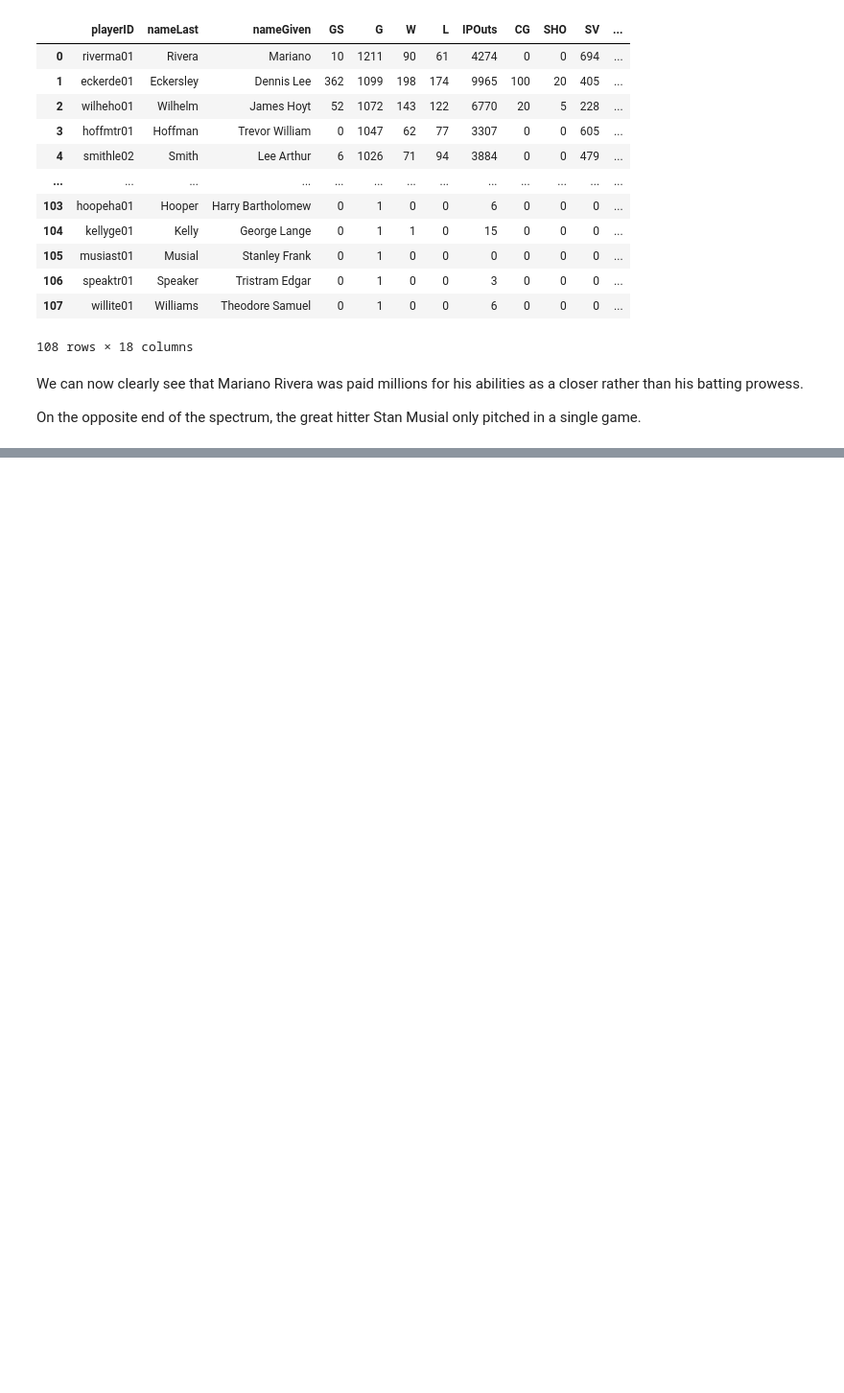
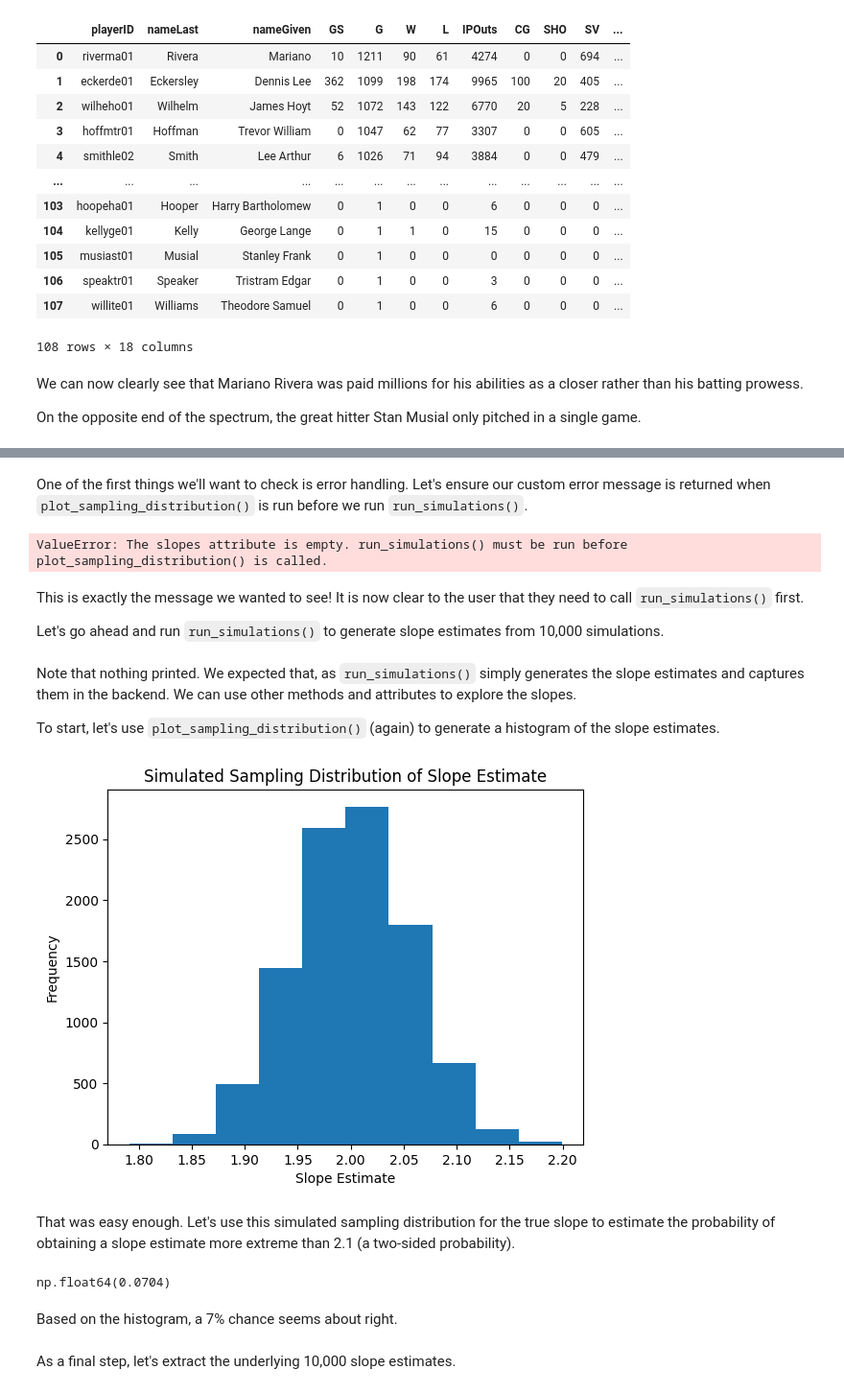
Before and after one commit to jccrews256/ST-554-HW-6, a Jupyter notebook: Homework_6_Part_I.ipynb, the cells around one changed output, grey strips where cells are left out. Shown at 96% size. Drawn from its saved outputs; the diff is of its cells as text; code cells hidden in the pictures; blank space fills up the shorter version.

Commit message:
Adding slope simulator class tests

```diff
--- a/Homework_6_Part_I.ipynb
+++ b/Homework_6_Part_I.ipynb
@@ -217,0 +267,38 @@ On the opposite end of the spectrum, the great hitter Stan Musial only pitched i
+# %%
+# Creating an instance of an SLR_slope_simulator object
+test_sim = sim.SLR_slope_simulator(beta_0 = 12, beta_1 = 2, x = np.array(list(
+    np.linspace(start = 0, stop = 10, num = 11))*3), sigma = 1, seed = 10)
+# %% [markdown]
+One of the first things we'll want to check is error handling. Let's ensure our custom error message is returned when `plot_sampling_distribution()` is run before we run `run_simulations()`.
+# %%
+# Ensuring correct errors are thrown when run_simulations() hasn't been run
+test_sim.plot_sampling_distribution()
+# %% [output]
+ValueError: The slopes attribute is empty. run_simulations() must be run before plot_sampling_distribution() is called.
+# %% [markdown]
+This is exactly the message we wanted to see! It is now clear to the user that they need to call `run_simulations()` first.
+
+Let's go ahead and run `run_simulations()` to generate slope estimates from 10,000 simulations.
+# %%
+# Generating 10,000 slope estimates (nothing will print)
+test_sim.run_simulations(10000)
+# %% [markdown]
+Note that nothing printed. We expected that, as `run_simulations()` simply generates the slope estimates and captures them in the backend. We can use other methods and attributes to explore the slopes.
+
+To start, let's use `plot_sampling_distribution()` (again) to generate a histogram of the slope estimates.
+# %%
+# Generating histogram of slope estimates
+test_sim.plot_sampling_distribution()
+# %% [output]
+[figure, added]
+# %% [markdown]
+That was easy enough. Let's use this simulated sampling distribution for the true slope to estimate the probability of obtaining a slope estimate more extreme than 2.1 (a two-sided probability).
+# %%
+# Estimating probability of being more extreme than 2.1
+test_sim.find_prob(value = 2.1, sided = "two-sided")
+# %% [output]
+np.float64(0.0704)
+# %% [markdown]
+Based on the histogram, a 7\% chance seems about right.
+# %% [markdown]
+As a final step, let's extract the underlying 10,000 slope estimates.
```
Also changed, not shown: parts of 14 cells of this notebook.
